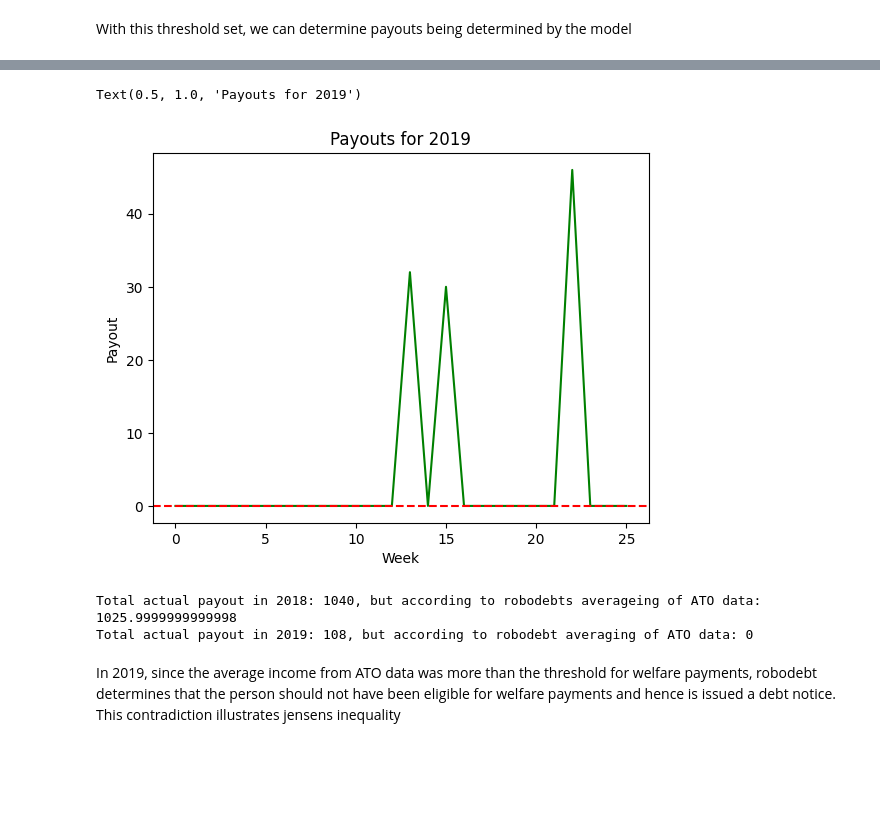
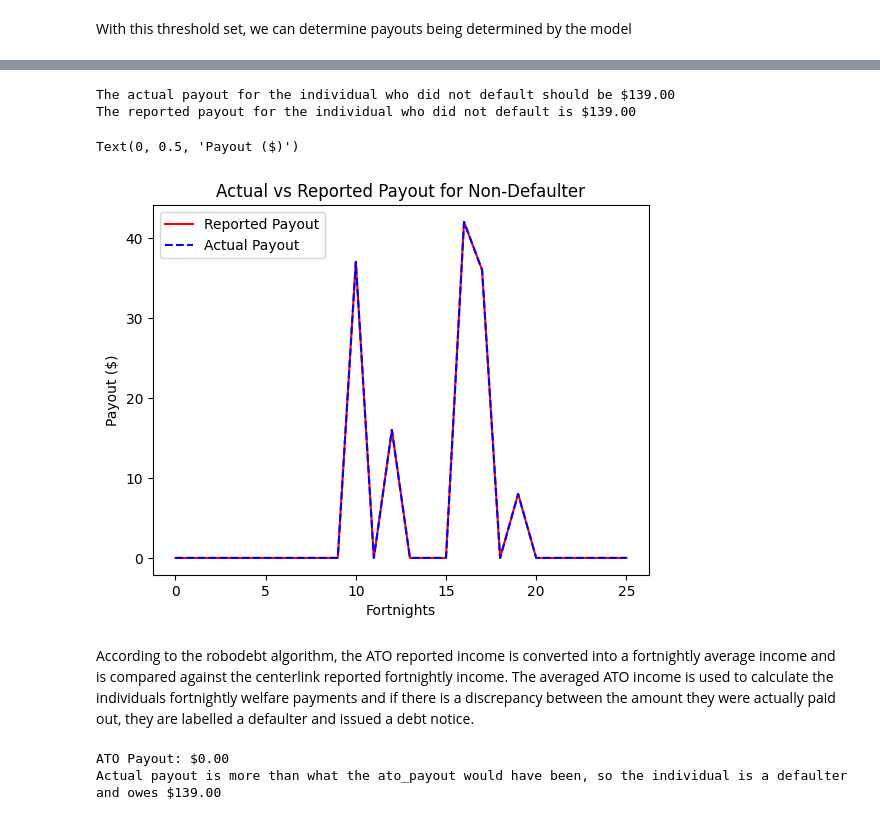
Before and after one commit to knarula2099/Robodebt_visualization, a Jupyter notebook: visualizations.ipynb, the cells around one changed output, grey strips where cells are left out. Cells and saved outputs as stored; diff of their text form; code cells hidden in the pictures; blank space fills up the shorter version.

```diff
--- a/visualizations.ipynb
+++ b/visualizations.ipynb
@@ -86,19 +46,34 @@ Text(0.5, 1.0, 'Payouts for 2018')
-# %%
-plt.plot(payout_2019, color = 'green', label = 'Expected')
-plt.axhline(expected_payout_2019, color = 'red', linestyle = '--', label = 'Actual')
-plt.xlabel('Week')
-plt.ylabel('Payout')
-plt.title('Payouts for 2019')
-# %% [output]
-Text(0.5, 1.0, 'Payouts for 2019')
-[figure, removed]
-# %%
-cumulative_actual_payout_2018 = sum(fortnightly_incomes['payout_2018'])
-cumulative_actual_payout_2019 = sum(fortnightly_incomes['payout_2019'])
-print(f"Total actual payout in 2018: {cumulative_actual_payout_2018}, but according to robodebts averageing of ATO data: {expected_payout_2018*26}")
-print(f"Total actual payout in 2019: {cumulative_actual_payout_2019}, but according to robodebt averaging of ATO data: {expected_payout_2019*26}")
-# %% [output]
-Total actual payout in 2018: 1040, but according to robodebts averageing of ATO data: 1025.9999999999998
-Total actual payout in 2019: 108, but according to robodebt averaging of ATO data: 0
-# %% [markdown]
-In 2019, since the average income from ATO data was more than the threshold for welfare payments, robodebt determines that the person should not have been eligible for welfare payments and hence is issued a debt notice. This contradiction illustrates jensens inequality
+# %%
+actual_income = non_defaulter_incomes['actual_income']
+actual_payout = [420 - x if x < 420 else 0 for x in actual_income]
+reported_income = non_defaulter_incomes['reported_income']
+reported_payout = [420 - x if x < 420 else 0 for x in reported_income]
+print(f'The actual payout for the individual who did not default should be ${sum(actual_payout):.2f}')
+print(f'The reported payout for the individual who did not default is ${sum(reported_payout):.2f}')
+
+plt.plot(reported_payout, label='Reported Payout', color = 'red')
+plt.plot(actual_payout, label='Actual Payout', color = 'blue', linestyle = '--')
+plt.title('Actual vs Reported Payout for Non-Defaulter')
+plt.legend()
+plt.xlabel('Fortnights')
+plt.ylabel('Payout ($)')
+# %% [output]
+The actual payout for the individual who did not default should be $139.00
+The reported payout for the individual who did not default is $139.00
+Text(0, 0.5, 'Payout ($)')
+[figure, added]
+# %% [markdown]
+According to the robodebt algorithm, the ATO reported income is converted into a fortnightly average income and is compared against the centerlink reported fortnightly income. The averaged ATO income is used to calculate the individuals fortnightly welfare payments and if there is a discrepancy between the amount they were actually paid out, they are labelled a defaulter and issued a debt notice.
+# %%
+mean_annual_reported_income = np.mean(actual_income)
+if mean_annual_reported_income < 420:
+    ato_payout = (420 - mean_annual_reported_income)*26
+else:
+    ato_payout = 0
+print(f"ATO Payout: ${ato_payout:.2f}")
+total_actual_payout = sum(reported_payout)
+if total_actual_payout > ato_payout:
+    print(f'Actual payout is more than what the ato_payout would have been, so the individual is a defaulter and owes ${total_actual_payout - ato_payout:.2f} ')
+# %% [output]
+ATO Payout: $0.00
+Actual payout is more than what the ato_payout would have been, so the individual is a defaulter and owes $139.00
```
Also changed, not shown: parts of 20 cells of this notebook, 4 other files.
